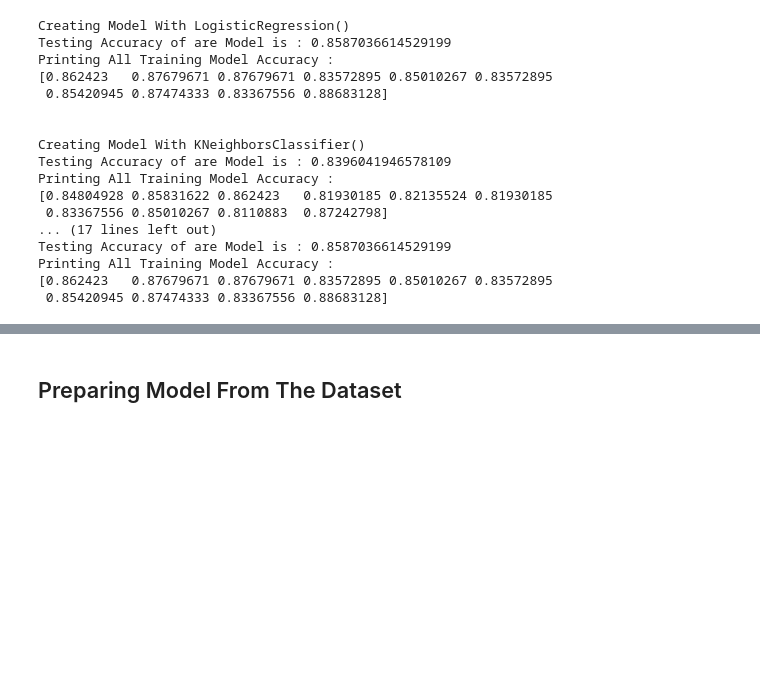
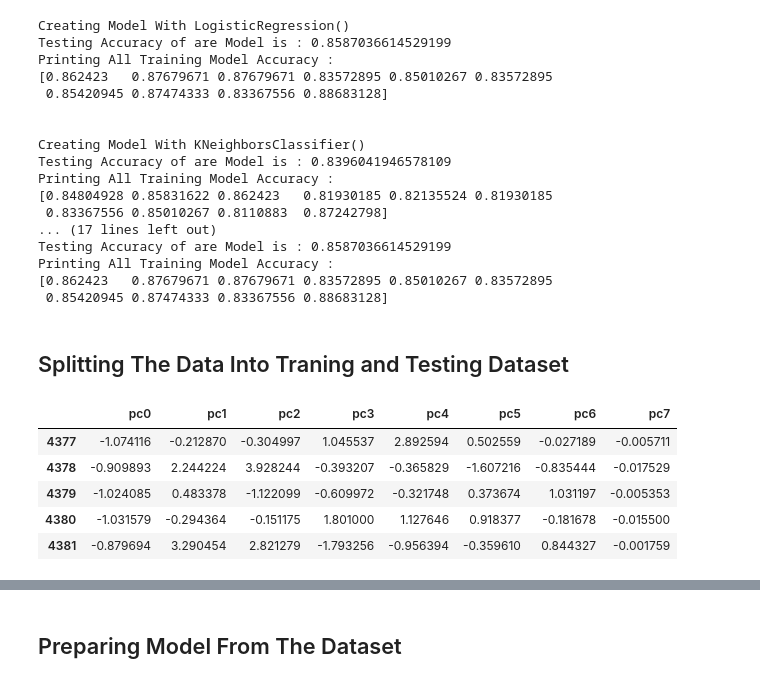
Before and after one commit to kunal-mallick/Churn_Prediction, a Jupyter notebook: Model Building/Model.ipynb, the cells around one changed output, grey strips where cells are left out. Cells and saved outputs as stored; diff of their text form; code cells hidden in the pictures; blank space fills up the shorter version.

```diff
--- a/Model Building/Model.ipynb
+++ b/Model Building/Model.ipynb
@@ -117,3 +117,17 @@ Testing Accuracy of are Model is : 0.8587036614529199
 Printing All Training Model Accuracy :
 [0.862423   0.87679671 0.87679671 0.83572895 0.85010267 0.83572895
  0.85420945 0.87474333 0.83367556 0.88683128]
+# %% [markdown]
+## Splitting The Data Into Traning and Testing Dataset
+# %%
+xtrain = wp.iloc[:4382,:-1]
+xtest = wp.iloc[4382:,:-1]
+# %%
+xtrain.tail()
+# %% [output]
+|  | pc0 | pc1 | pc2 | pc3 | pc4 | pc5 | pc6 | pc7 |
+| 4377 | -1.074116 | -0.212870 | -0.304997 | 1.045537 | 2.892594 | 0.502559 | -0.027189 | -0.005711 |
+| 4378 | -0.909893 | 2.244224 | 3.928244 | -0.393207 | -0.365829 | -1.607216 | -0.835444 | -0.017529 |
+| 4379 | -1.024085 | 0.483378 | -1.122099 | -0.609972 | -0.321748 | 0.373674 | 1.031197 | -0.005353 |
+| 4380 | -1.031579 | -0.294364 | -0.151175 | 1.801000 | 1.127646 | 0.918377 | -0.181678 | -0.015500 |
+| 4381 | -0.879694 | 3.290454 | 2.821279 | -1.793256 | -0.956394 | -0.359610 | 0.844327 | -0.001759 |
```
Also changed, not shown: parts of 6 cells of this notebook, 1 other file.
